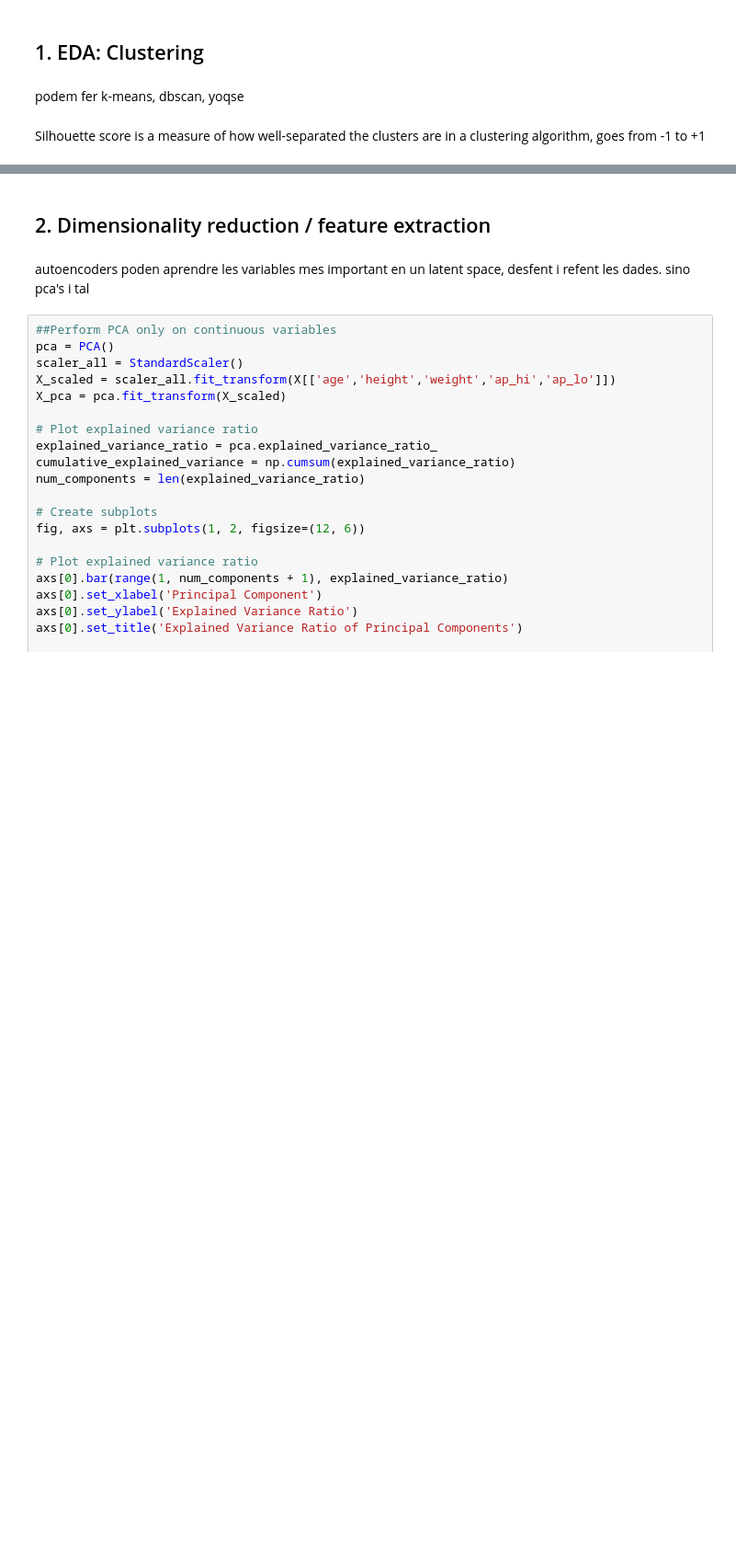
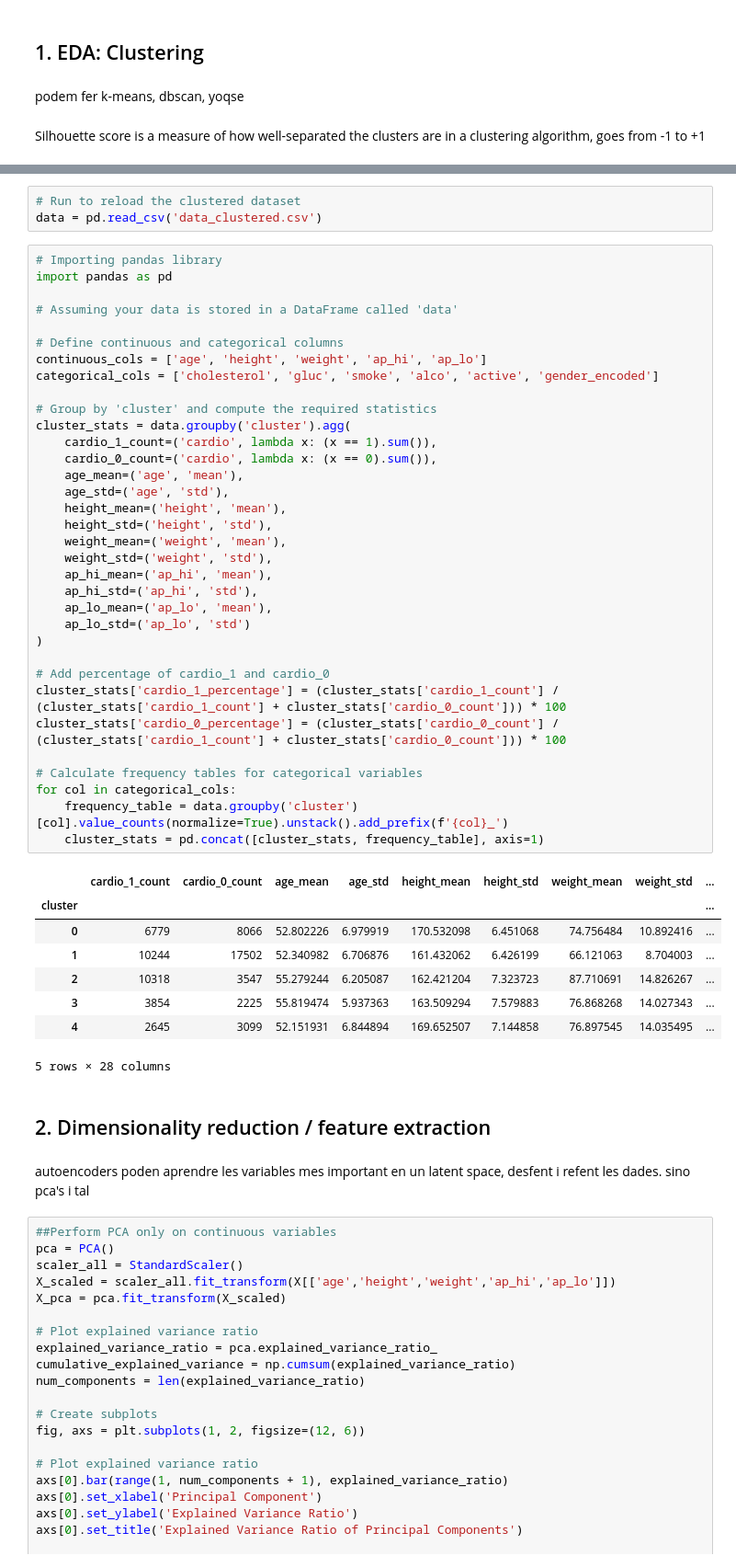
Before and after one commit to beni-1414/AIBE_project, a Jupyter notebook: code/clustering_feature_extraction.ipynb, the cells around one changed output, grey strips where cells are left out. Shown at 92% size. Cells and saved outputs as stored; diff of their text form; blank space fills up the shorter version.

```diff
--- a/code/clustering_feature_extraction.ipynb
+++ b/code/clustering_feature_extraction.ipynb
@@ -135,6 +137,52 @@ data.head()
 | 2 | 51.66 | 165 | 64.0 | 130 | 70 | 3 | 1 | 0 | 0 | 0 | 1 | ... |
 | 3 | 48.28 | 169 | 82.0 | 150 | 100 | 1 | 1 | 0 | 0 | 1 | 1 | ... |
 | 4 | 47.87 | 156 | 56.0 | 100 | 60 | 1 | 1 | 0 | 0 | 0 | 0 | ... |
+# %%
+# Run to reload the clustered dataset
+data = pd.read_csv('data_clustered.csv')
+# %%
+# Importing pandas library
+import pandas as pd
+
+# Assuming your data is stored in a DataFrame called 'data'
+
+# Define continuous and categorical columns
+continuous_cols = ['age', 'height', 'weight', 'ap_hi', 'ap_lo']
+categorical_cols = ['cholesterol', 'gluc', 'smoke', 'alco', 'active', 'gender_encoded']
+
+# Group by 'cluster' and compute the required statistics
+cluster_stats = data.groupby('cluster').agg(
+    cardio_1_count=('cardio', lambda x: (x == 1).sum()),
+    cardio_0_count=('cardio', lambda x: (x == 0).sum()),
+    age_mean=('age', 'mean'),
+    age_std=('age', 'std'),
+    height_mean=('height', 'mean'),
+    height_std=('height', 'std'),
+    weight_mean=('weight', 'mean'),
+    weight_std=('weight', 'std'),
+    ap_hi_mean=('ap_hi', 'mean'),
+    ap_hi_std=('ap_hi', 'std'),
+    ap_lo_mean=('ap_lo', 'mean'),
+    ap_lo_std=('ap_lo', 'std')
+)
+
+# Add percentage of cardio_1 and cardio_0
+cluster_stats['cardio_1_percentage'] = (cluster_stats['cardio_1_count'] / (cluster_stats['cardio_1_count'] + cluster_stats['cardio_0_count'])) * 100
+cluster_stats['cardio_0_percentage'] = (cluster_stats['cardio_0_count'] / (cluster_stats['cardio_1_count'] + cluster_stats['cardio_0_count'])) * 100
+
+# Calculate frequency tables for categorical variables
+for col in categorical_cols:
+    frequency_table = data.groupby('cluster')[col].value_counts(normalize=True).unstack().add_prefix(f'{col}_')
+    cluster_stats = pd.concat([cluster_stats, frequency_table], axis=1)
+# %% [output]
+|  | cardio_1_count | cardio_0_count | age_mean | age_std | height_mean | height_std | weight_mean | weight_std | ... |
+| cluster |  |  |  |  |  |  |  |  | ... |
+| 0 | 6779 | 8066 | 52.802226 | 6.979919 | 170.532098 | 6.451068 | 74.756484 | 10.892416 | ... |
+| 1 | 10244 | 17502 | 52.340982 | 6.706876 | 161.432062 | 6.426199 | 66.121063 | 8.704003 | ... |
+| 2 | 10318 | 3547 | 55.279244 | 6.205087 | 162.421204 | 7.323723 | 87.710691 | 14.826267 | ... |
+| 3 | 3854 | 2225 | 55.819474 | 5.937363 | 163.509294 | 7.579883 | 76.868268 | 14.027343 | ... |
+| 4 | 2645 | 3099 | 52.151931 | 6.844894 | 169.652507 | 7.144858 | 76.897545 | 14.035495 | ... |
+5 rows × 28 columns
 # %% [markdown]
 ## 2. Dimensionality reduction / feature extraction
 # %% [markdown]
```
Also changed, not shown: parts of 17 cells of this notebook, 2 other files.
